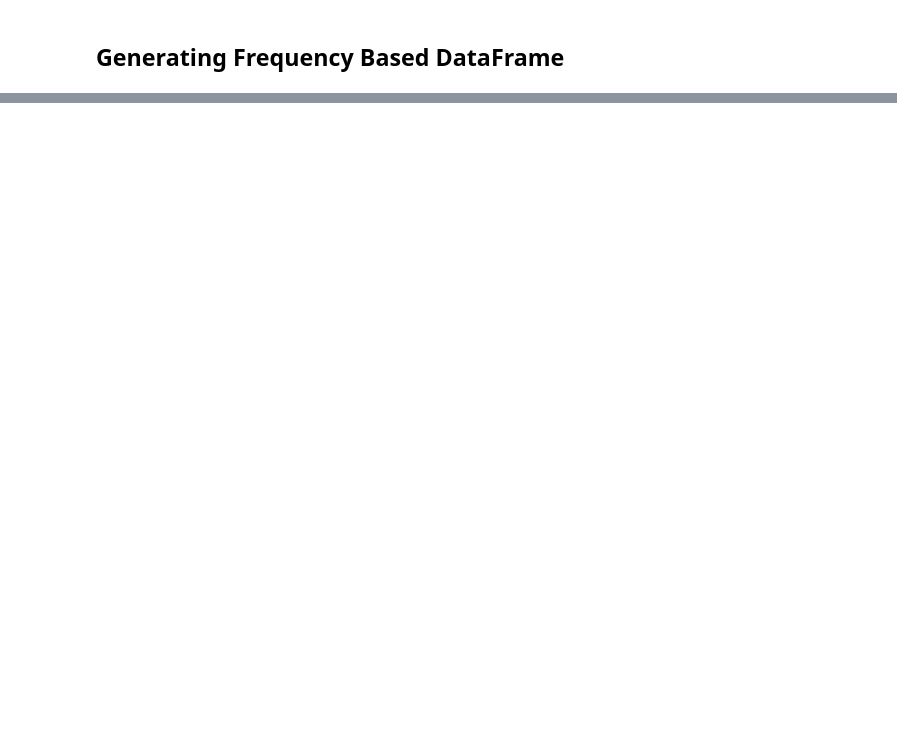
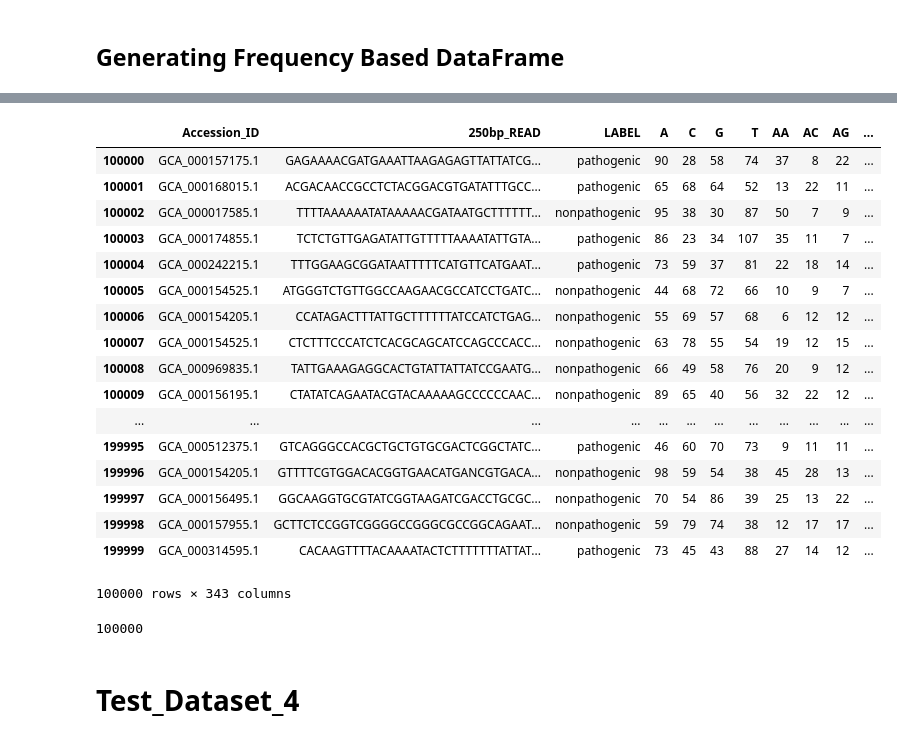
Before and after one commit to harshitjaitly/Pathogenicity-Prediction, a Jupyter notebook: Building Frequency Index.ipynb, the cells around one changed output, grey strips where cells are left out. Drawn from its saved outputs; the diff is of its cells as text; code cells hidden in the pictures; blank space fills up the shorter version.

```diff
--- a/Building Frequency Index.ipynb
+++ b/Building Frequency Index.ipynb
@@ -164,0 +203,7 @@ df.groupby(["Accession_ID"]).mean()
+# %%
+import time
+test_dataset_3 = data[100000:200000]
+tic = time.time()
+build_frequency_dataframe(test_dataset_3,[1,2,3,4])
+toc = time.time()
+print(toc-tic)
@@ -164,0 +219,29 @@ df.groupby(["Accession_ID"]).mean()
+# %%
+test_dataset_3
+# %% [output]
+|  | Accession_ID | 250bp_READ | LABEL | A | C | G | T | AA | AC | AG | ... |
+| 100000 | GCA_000157175.1 | GAGAAAACGATGAAATTAAGAGAGTTATTATCG... | pathogenic | 90 | 28 | 58 | 74 | 37 | 8 | 22 | ... |
+| 100001 | GCA_000168015.1 | ACGACAACCGCCTCTACGGACGTGATATTTGCC... | pathogenic | 65 | 68 | 64 | 52 | 13 | 22 | 11 | ... |
+| 100002 | GCA_000017585.1 | TTTTAAAAAATATAAAAACGATAATGCTTTTTT... | nonpathogenic | 95 | 38 | 30 | 87 | 50 | 7 | 9 | ... |
+| 100003 | GCA_000174855.1 | TCTCTGTTGAGATATTGTTTTTAAAATATTGTA... | pathogenic | 86 | 23 | 34 | 107 | 35 | 11 | 7 | ... |
+| 100004 | GCA_000242215.1 | TTTGGAAGCGGATAATTTTTCATGTTCATGAAT... | pathogenic | 73 | 59 | 37 | 81 | 22 | 18 | 14 | ... |
+| 100005 | GCA_000154525.1 | ATGGGTCTGTTGGCCAAGAACGCCATCCTGATC... | nonpathogenic | 44 | 68 | 72 | 66 | 10 | 9 | 7 | ... |
+| 100006 | GCA_000154205.1 | CCATAGACTTTATTGCTTTTTTATCCATCTGAG... | nonpathogenic | 55 | 69 | 57 | 68 | 6 | 12 | 12 | ... |
+| 100007 | GCA_000154525.1 | CTCTTTCCCATCTCACGCAGCATCCAGCCCACC... | nonpathogenic | 63 | 78 | 55 | 54 | 19 | 12 | 15 | ... |
+| 100008 | GCA_000969835.1 | TATTGAAAGAGGCACTGTATTATTATCCGAATG... | nonpathogenic | 66 | 49 | 58 | 76 | 20 | 9 | 12 | ... |
+| 100009 | GCA_000156195.1 | CTATATCAGAATACGTACAAAAAGCCCCCCAAC... | nonpathogenic | 89 | 65 | 40 | 56 | 32 | 22 | 12 | ... |
+| ... | ... | ... | ... | ... | ... | ... | ... | ... | ... | ... | ... |
+| 199995 | GCA_000512375.1 | GTCAGGGCCACGCTGCTGTGCGACTCGGCTATC... | pathogenic | 46 | 60 | 70 | 73 | 9 | 11 | 11 | ... |
+| 199996 | GCA_000154205.1 | GTTTTCGTGGACACGGTGAACATGANCGTGACA... | nonpathogenic | 98 | 59 | 54 | 38 | 45 | 28 | 13 | ... |
+| 199997 | GCA_000156495.1 | GGCAAGGTGCGTATCGGTAAGATCGACCTGCGC... | nonpathogenic | 70 | 54 | 86 | 39 | 25 | 13 | 22 | ... |
+| 199998 | GCA_000157955.1 | GCTTCTCCGGTCGGGGCCGGGCGCCGGCAGAAT... | nonpathogenic | 59 | 79 | 74 | 38 | 12 | 17 | 17 | ... |
+| 199999 | GCA_000314595.1 | CACAAGTTTTACAAAATACTCTTTTTTTATTAT... | pathogenic | 73 | 45 | 43 | 88 | 27 | 14 | 12 | ... |
+100000 rows × 343 columns
+# %%
+# checking to see if there are any errors by comparing the accession ids in data and test_dataset_3
+
+(test_dataset_3["Accession_ID"] == data[100000:200000]["Accession_ID"]).sum()
+# %% [output]
+100000
+# %% [markdown]
+# Test_Dataset_4
```
Also changed, not shown: parts of 36 cells of this notebook.
